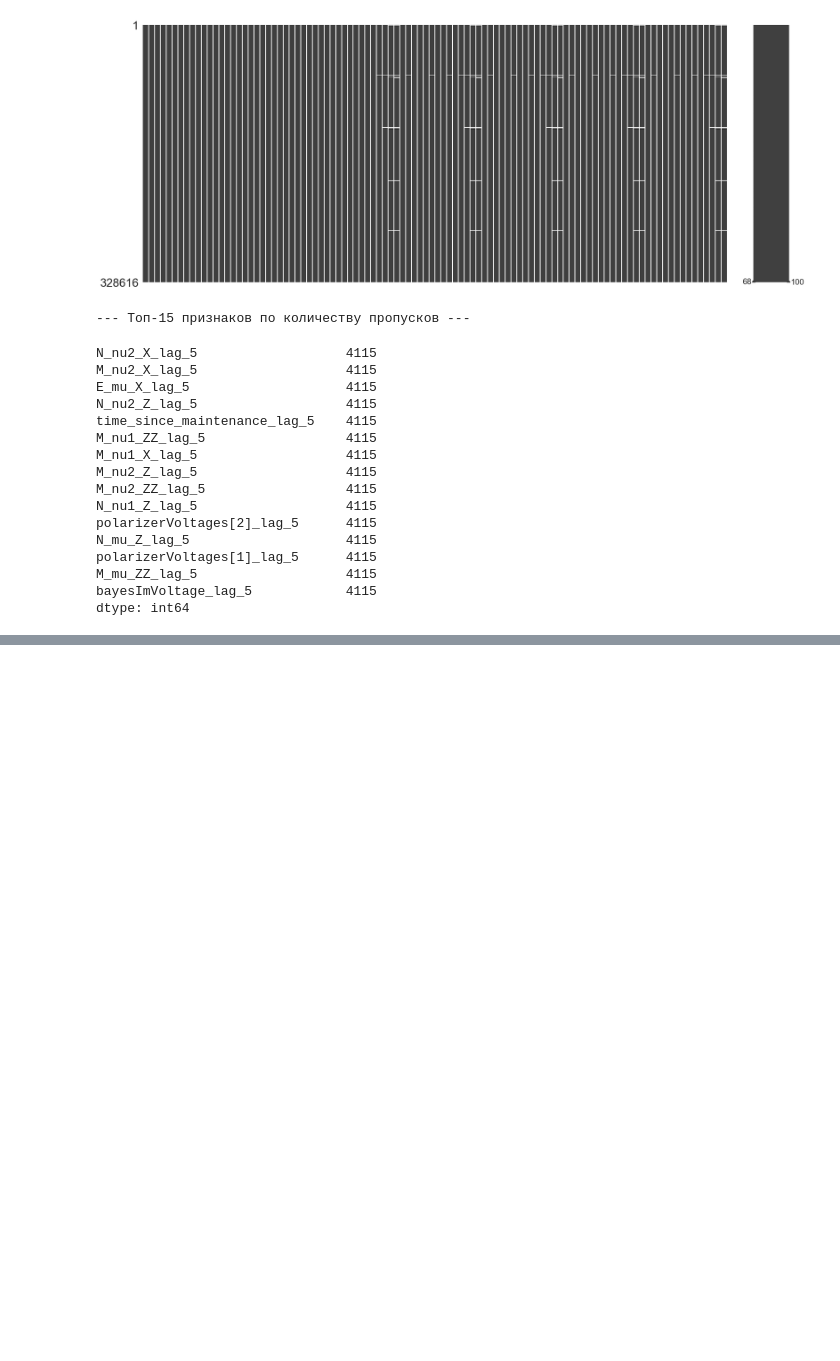
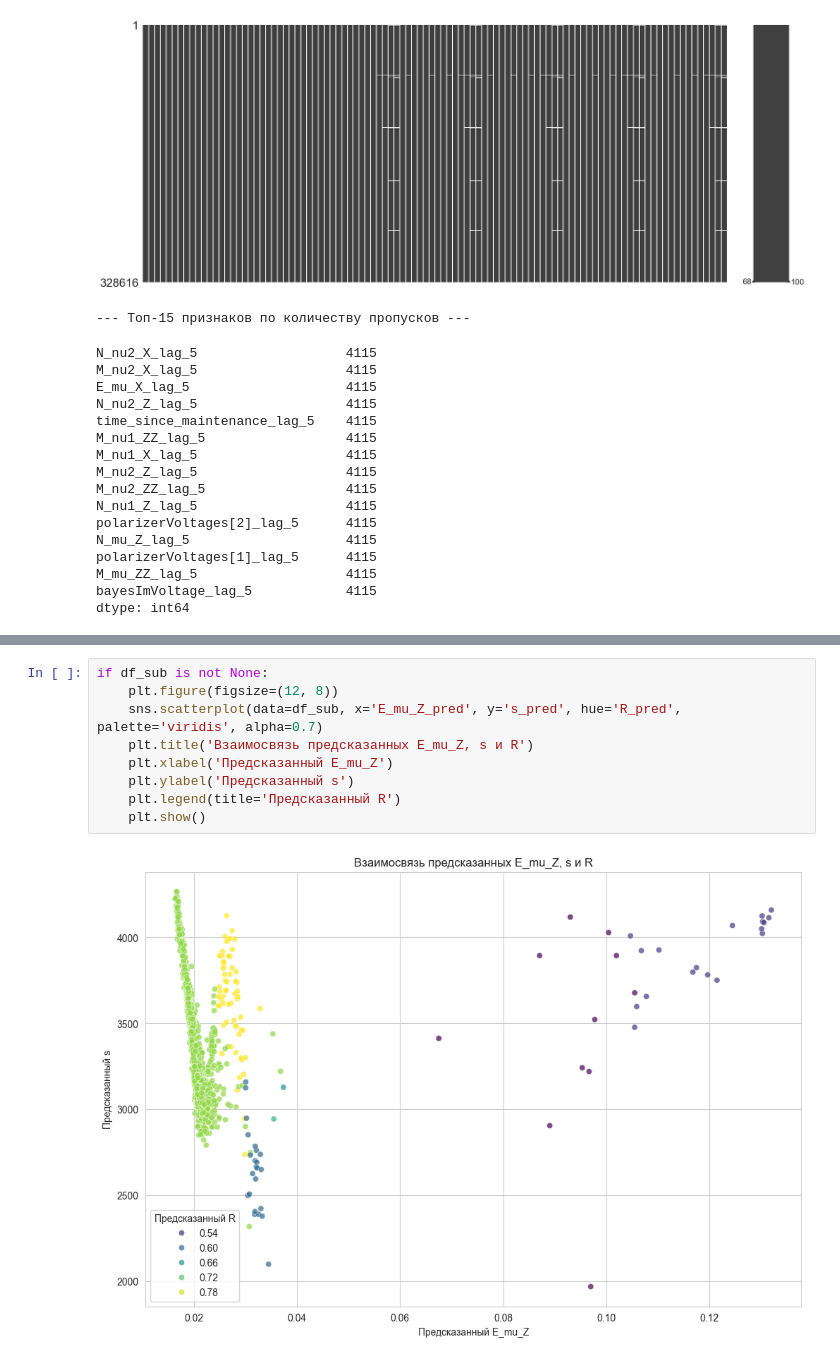
Before and after one commit to jmihan/aidao-hack, a Jupyter notebook: notebooks/eda_processed.ipynb, the cells around one changed output, grey strips where cells are left out. Saved outputs shown, nothing was run; the diff lists cells and outputs as text; blank space fills up the shorter version.

Commit message:
Update EDA for processed data

```diff
--- a/notebooks/eda_processed.ipynb
+++ b/notebooks/eda_processed.ipynb
@@ -371,0 +297,11 @@ else:
+# %%
+if df_sub is not None:
+    plt.figure(figsize=(12, 8))
+    sns.scatterplot(data=df_sub, x='E_mu_Z_pred', y='s_pred', hue='R_pred', palette='viridis', alpha=0.7)
+    plt.title('Взаимосвязь предсказанных E_mu_Z, s и R')
+    plt.xlabel('Предсказанный E_mu_Z')
+    plt.ylabel('Предсказанный s')
+    plt.legend(title='Предсказанный R')
+    plt.show()
+# %% [output]
+[figure, added]
```
Also changed, not shown: parts of 12 cells of this notebook.
